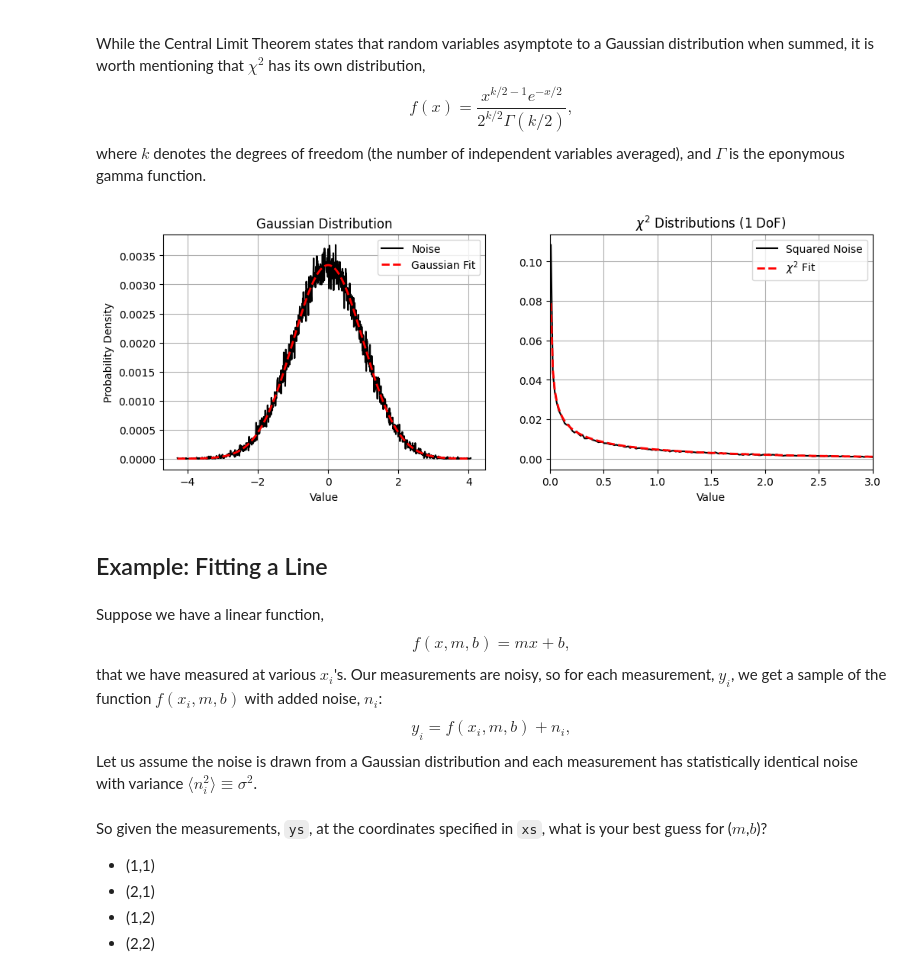
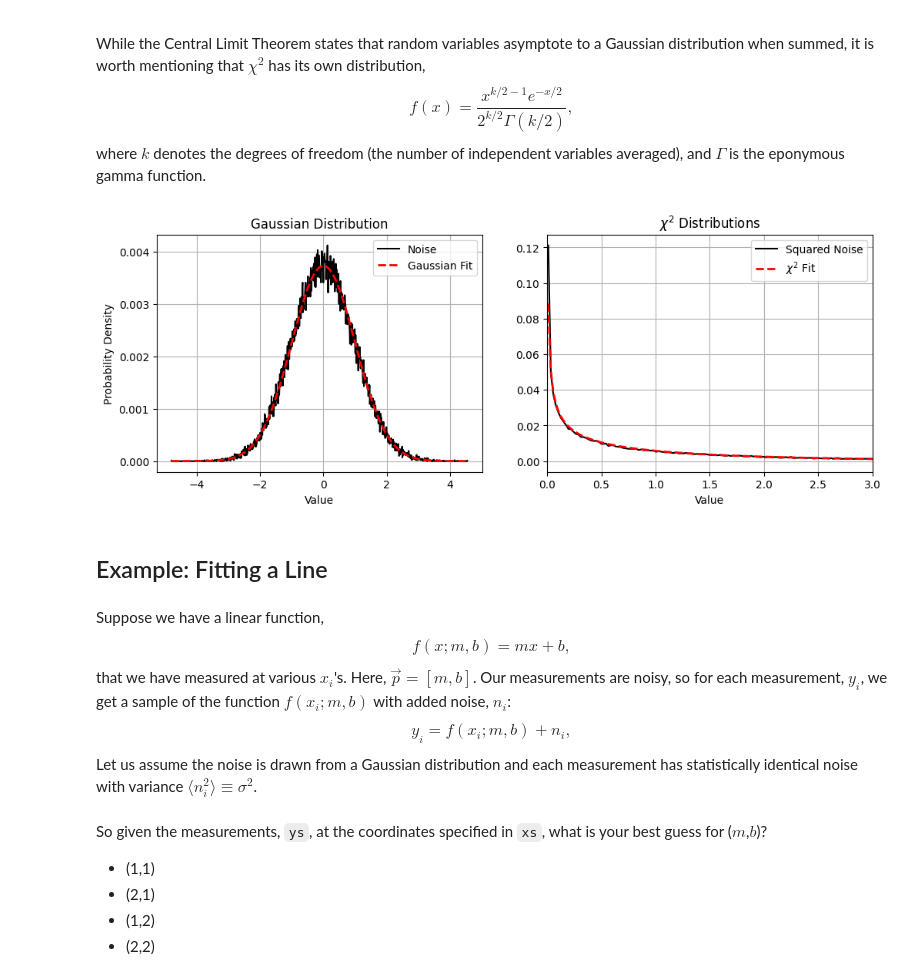
Before and after one commit to ucb-datalab/course_materials_sp2026, a Jupyter notebook: lectures/Lecture02_Isochrones_chisq/01_chisq_intro.ipynb, the cells around one changed output. Cells and saved outputs as stored; diff of their text form; code cells hidden in the pictures.

```diff
--- a/lectures/Lecture02_Isochrones_chisq/01_chisq_intro.ipynb
+++ b/lectures/Lecture02_Isochrones_chisq/01_chisq_intro.ipynb
@@ -56,44 +59,44 @@ where $k$ denotes the degrees of freedom (the number of independent variables av
 # %%
 data = np.random.normal(size=100000)
 ghist, bins = np.histogram(data, bins=1000)
 gx = (bins[:-1] + bins[1:]) / 2
 gauss = np.exp(-gx**2 / 2)
 chist, bins = np.histogram(np.abs(data)**2, bins=1000)
 cx = (bins[:-1] + bins[1:]) / 2
 chisq = chi2.pdf(cx, 1)
 
 fig, axes = plt.subplots(ncols=2, figsize=(12, 4))
 axes[0].plot(gx, ghist / ghist.sum(), 'k', label='Noise')
 axes[0].plot(gx, gauss / gauss.sum(), 'r--', linewidth=2, label='Gaussian Fit')
 axes[0].set_ylabel('Probability Density')
 axes[0].set_xlabel('Value')
 axes[0].set_title('Gaussian Distribution')
 axes[0].grid()
 axes[0].legend()
 
 axes[1].plot(cx, chist / chist.sum(), 'k', label='Squared Noise')
 axes[1].plot(cx, chisq / chisq.sum(), 'r--', linewidth=2, label=r'$\chi^2$ Fit')
 #for k in range(2,5):
 #    cy = chi2.pdf(cx, k)
 #    axes[1].plot(cx, cy)
 axes[1].set_xlabel('Value')
-axes[1].set_title(r'$\chi^2$ Distributions (1 DoF)')
+axes[1].set_title(r'$\chi^2$ Distributions')
 axes[1].grid()
 axes[1].set_xlim(0, 3)
 _ = axes[1].legend()
 # %% [output]
-[figure, old version]
+[figure, new version]
 # %% [markdown]
 ## Example: Fitting a Line
 # %% [markdown]
 Suppose we have a linear function,
 \begin{equation}
-f(x,m,b)=mx+b,
+f(x; m,b)=mx+b,
 \end{equation}
-that we have measured at various $x_i$'s.  Our measurements are noisy, so for each measurement, $y_i$,
-we get a sample of the function $f(x_i,m,b)$ with added noise, $n_i$:
+that we have measured at various $x_i$'s.  Here, $\vec p = [m, b]$.  Our measurements are noisy, so for each measurement, $y_i$,
+we get a sample of the function $f(x_i; m,b)$ with added noise, $n_i$:
 \begin{equation}
-y_i=f(x_i,m,b)+n_i,
+y_i=f(x_i; m,b)+n_i,
 \end{equation}
 Let us assume the noise is drawn from a Gaussian distribution and each measurement has statistically identical noise with variance $\langle n_i^2\rangle\equiv\sigma^2$.
 # %%
```
Also changed, not shown: parts of 1 cell of this notebook, 1 other file.
